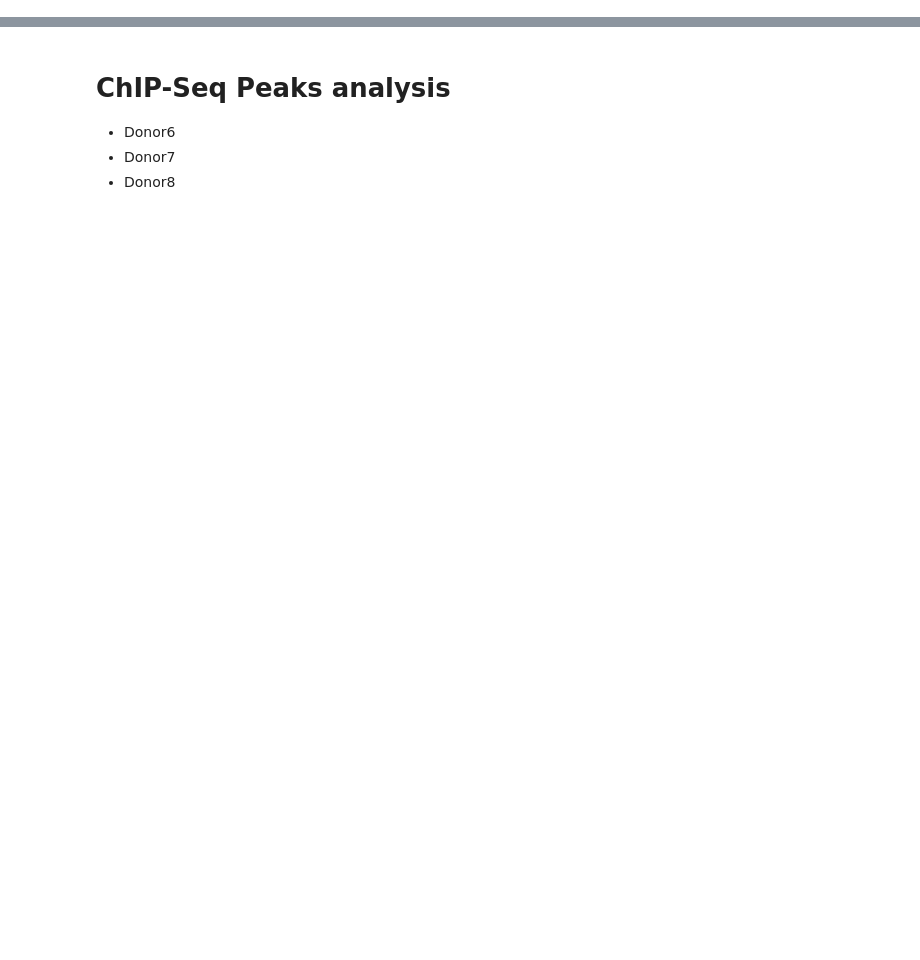
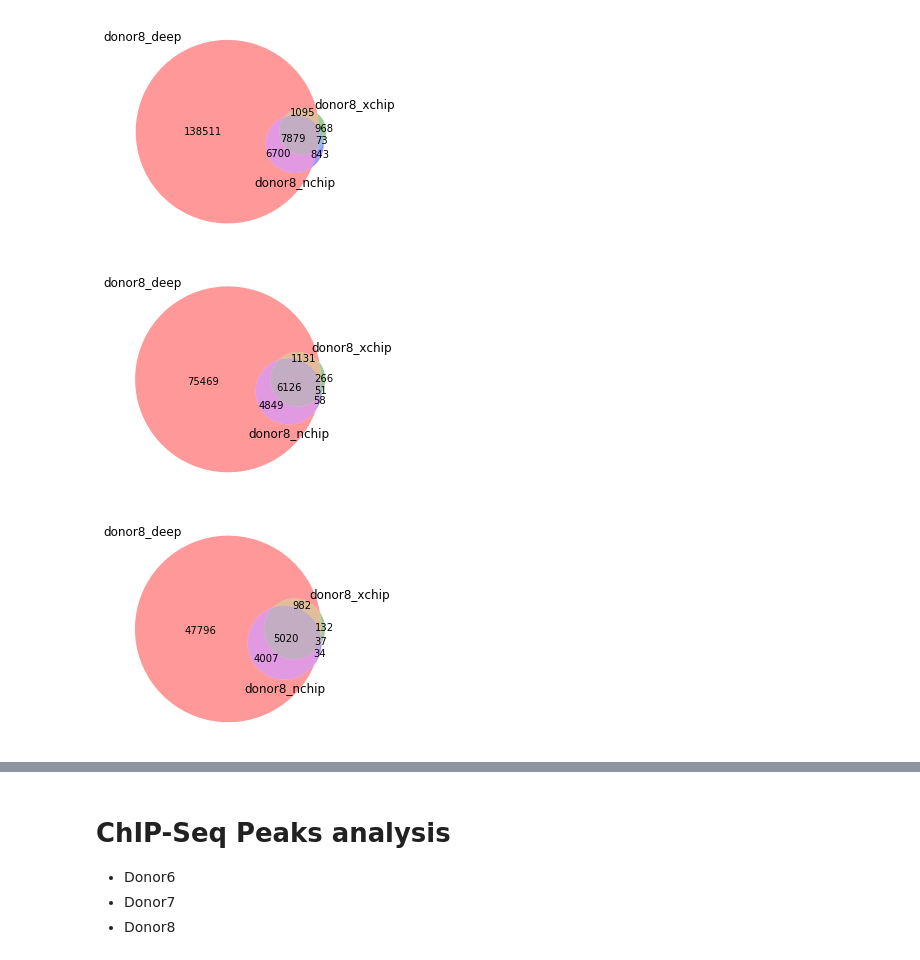
Before and after one commit to JetBrains-Research/washu, a Jupyter notebook: analysis.ipynb, the cells around one changed output, grey strips where cells are left out. Saved outputs shown, nothing was run; the diff lists cells and outputs as text; code cells hidden in the pictures; blank space fills up the shorter version.

```diff
--- a/analysis.ipynb
+++ b/analysis.ipynb
@@ -0,0 +161,11 @@
+# %%
+# Q=0.1
+showvenn3('donor8_deep', 'donor8_xchip', 'donor8_nchip', 843, 968, 73, 138511, 6700, 1095, 7879)
+# Q=0.01
+showvenn3('donor8_deep', 'donor8_xchip', 'donor8_nchip', 58, 266, 51, 75469, 4849, 1131, 6126)
+# Q=0.001
+showvenn3('donor8_deep', 'donor8_xchip', 'donor8_nchip', 34, 132, 37, 47796, 4007, 982, 5020)
+# %% [output]
+[figure, added]
+[figure, added]
+[figure, added]
```
Also changed, not shown: parts of 15 cells of this notebook.
